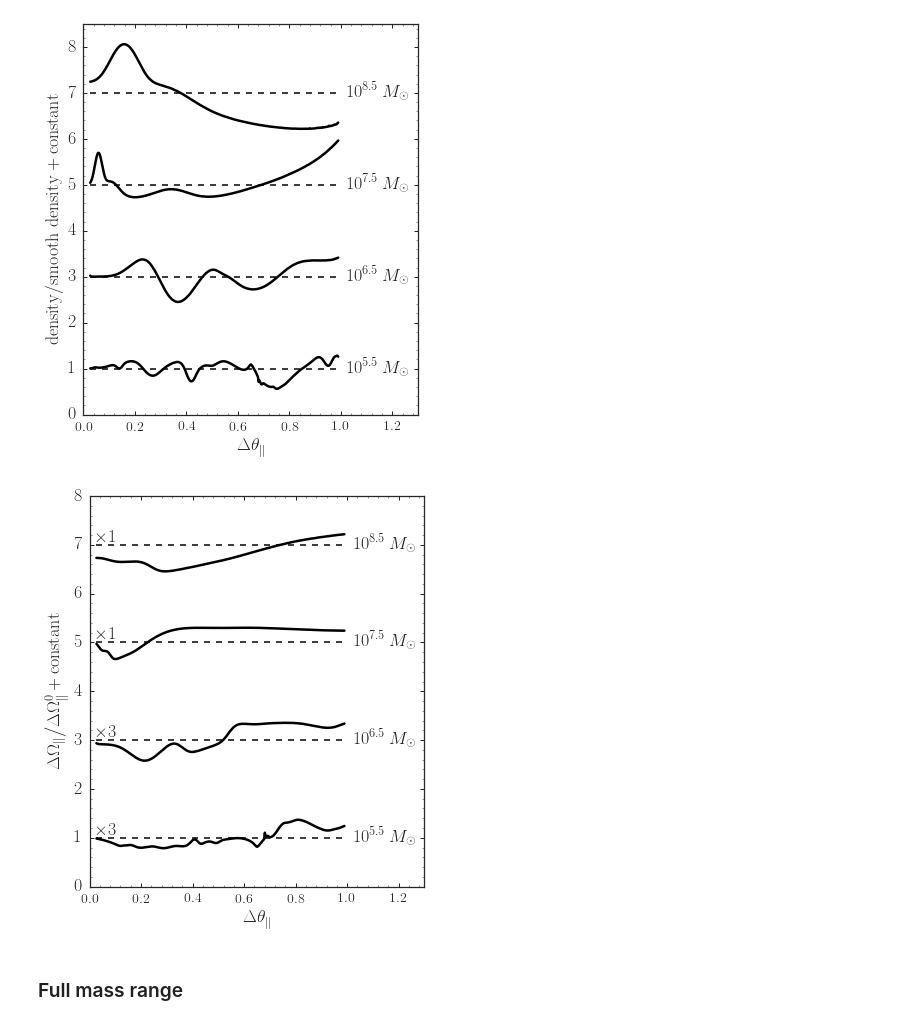
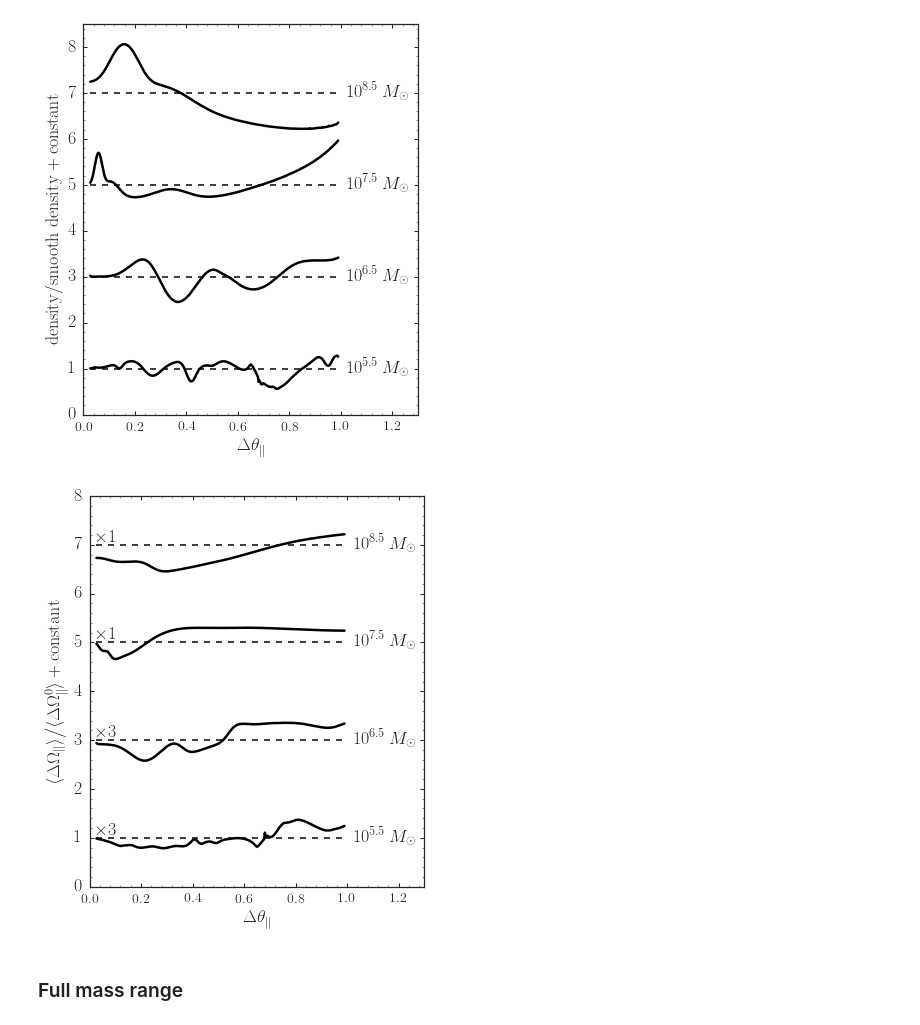
Before and after one commit to jobovy/streamgap-pepper, a Jupyter notebook: meanOperpAndApproxImpacts.ipynb, the cells around one changed output. Saved outputs shown, nothing was run; the diff lists cells and outputs as text; code cells hidden in the pictures.

```diff
--- a/meanOperpAndApproxImpacts.ipynb
+++ b/meanOperpAndApproxImpacts.ipynb
@@ -560,6 +560,8 @@ for ii in range(nexample):
     densOmega= numpy.array([sdf_pepper._densityAndOmega_par_approx(a) for a in apars]).T
     dens_example.append(densOmega[0])
     omega_example.append(densOmega[1])
+# %%
+save_figures= True
 # %%
 bovy_plot.bovy_print(axes_labelsize=18.,xtick_labelsize=14.,ytick_labelsize=18.)
 figsize(6,7)
@@ -583,26 +585,26 @@ if save_figures:
 # %%
 bovy_plot.bovy_print(axes_labelsize=18.,xtick_labelsize=14.,ytick_labelsize=18.)
 figsize(6,7)
 overplot= False
 mult= [3.,3.,1.,1.]
 for ii in range(nexample):
     bovy_plot.bovy_plot(apars,mult[ii]*(omega_example[ii]/omega_unp-1.)+1.+2.*ii,
                         lw=2.5,
                         color='k',
                         xrange=[0.,1.3],
                         yrange=[0.,2.*nexample],
                         xlabel=r'$\Delta \theta_\parallel$',
-                        ylabel=r'$\Delta \Omega_\parallel\big/\Delta \Omega_\parallel^0+\mathrm{constant}$',
+                        ylabel=r'$\langle\Delta \Omega_\parallel\rangle\big/\langle\Delta \Omega_\parallel^0\rangle+\mathrm{constant}$',
                         overplot=overplot)
     plot(apars,apars*0.+1.+2.*ii,lw=1.5,color='k',ls='--',zorder=0)
     bovy_plot.bovy_text(1.025,1.+2.*ii,r'$10^{%.1f}\,M_\odot$' % masses[ii],verticalalignment='center',size=18.)
     bovy_plot.bovy_text(0.025,1.+2.*ii+0.1,r'$\times%i$' % mult[ii],size=18.)
     overplot= True
 if save_figures:
     bovy_plot.bovy_end_print(os.path.join(os.getenv('PAPERSDIR'),'2016-stream-stats',
                                           'gd1like_omegaexample_singlemasses.pdf'))
 # %% [output]
-[figure, old version]
+[figure, new version]
 # %% [markdown]
 ### Full mass range
 # %%
```
Also changed, not shown: parts of 3 cells of this notebook.
